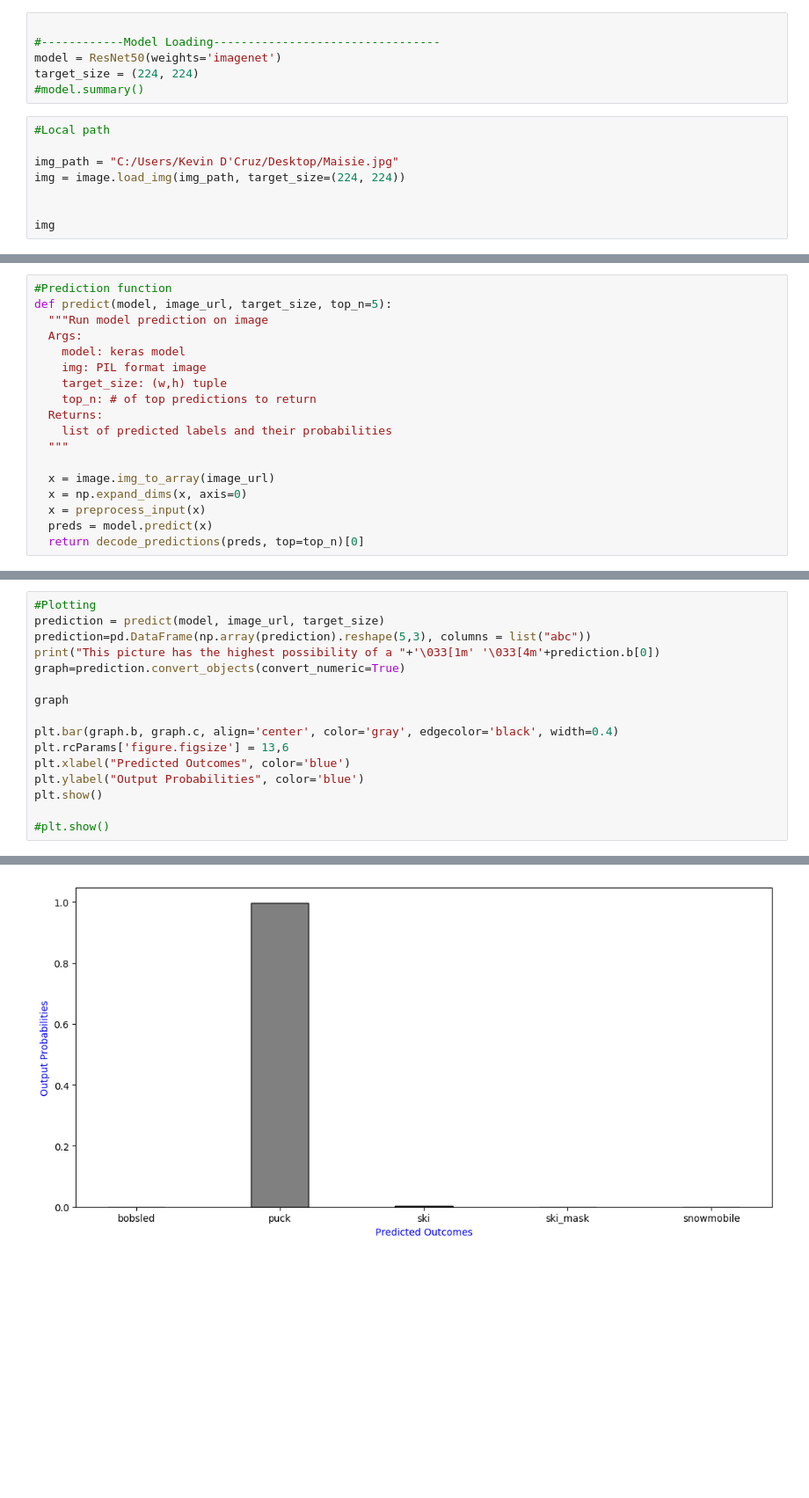
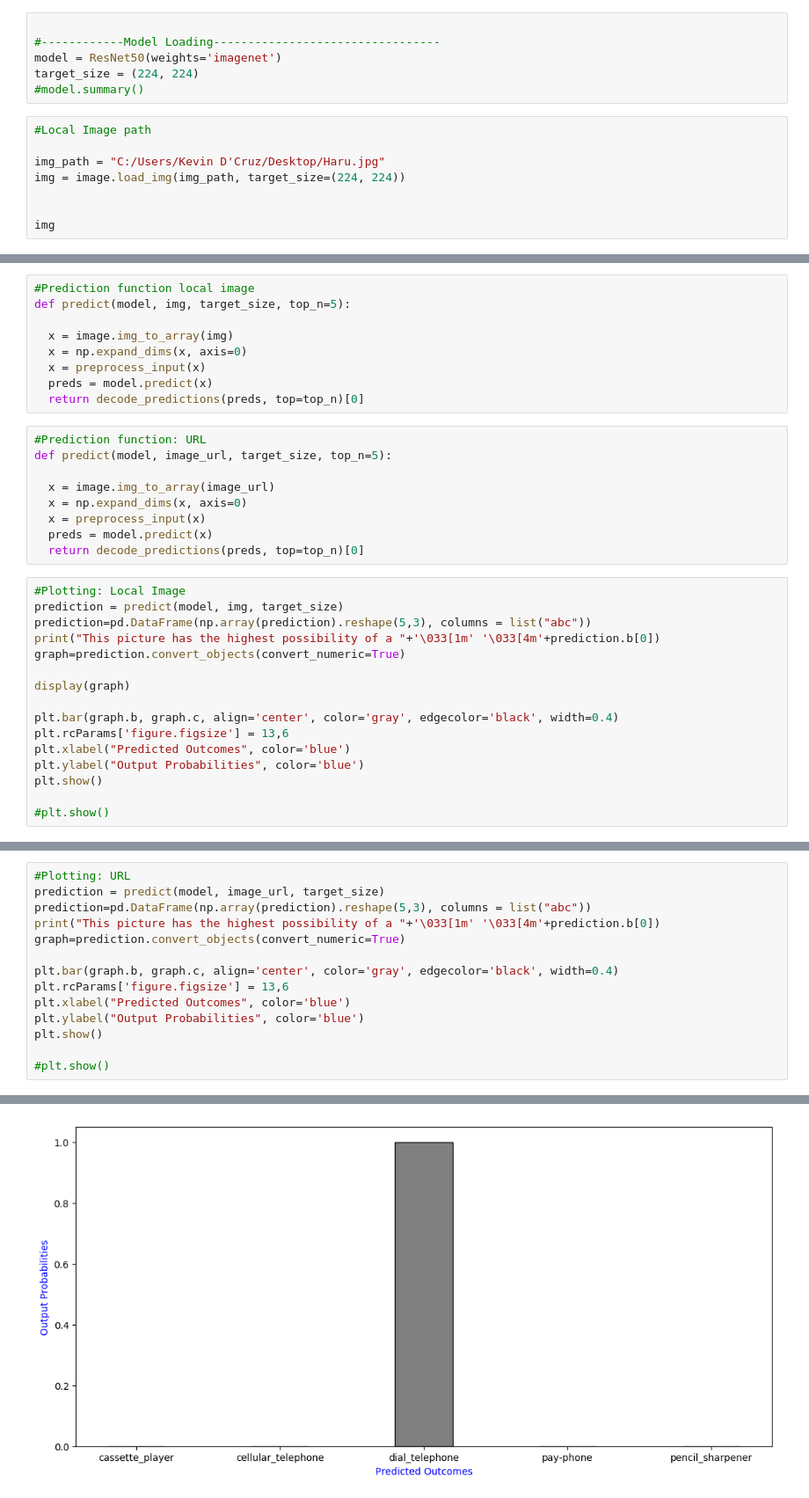
Before and after one commit to KevinDCruz/Deep-Learning-Image-Recognition, a Jupyter notebook: Image Recognition System_ResNet50.ipynb, the cells around one changed output, grey strips where cells are left out. Shown at 88% size. Saved outputs shown, nothing was run; the diff lists cells and outputs as text; blank space fills up the shorter version.

```diff
--- a/Image Recognition System_ResNet50.ipynb
+++ b/Image Recognition System_ResNet50.ipynb
@@ -30,9 +30,9 @@ model = ResNet50(weights='imagenet')
 target_size = (224, 224)
 #model.summary()
 # %%
-#Local path
+#Local Image path
 
-img_path = "C:/Users/Kevin D'Cruz/Desktop/Maisie.jpg"
+img_path = "C:/Users/Kevin D'Cruz/Desktop/Haru.jpg"
 img = image.load_img(img_path, target_size=(224, 224))
 
 
@@ -55,18 +55,34 @@ Enter a JPG or PNG URL: http://static3.businessinsider.com/image/52f146b46da8114
+# %%
+#Prediction function local image
+def predict(model, img, target_size, top_n=5):
+
+  x = image.img_to_array(img)
+  x = np.expand_dims(x, axis=0)
+  x = preprocess_input(x)
+  preds = model.predict(x)
+  return decode_predictions(preds, top=top_n)[0]
 # %%
-#Prediction function
+#Prediction function: URL
 def predict(model, image_url, target_size, top_n=5):
-  """Run model prediction on image
-  Args:
-    model: keras model
-    img: PIL format image
-    target_size: (w,h) tuple
-    top_n: # of top predictions to return
-  Returns:
-    list of predicted labels and their probabilities
-  """
 
   x = image.img_to_array(image_url)
   x = np.expand_dims(x, axis=0)
   x = preprocess_input(x)
   preds = model.predict(x)
   return decode_predictions(preds, top=top_n)[0]
+# %%
+#Plotting: Local Image
+prediction = predict(model, img, target_size)
+prediction=pd.DataFrame(np.array(prediction).reshape(5,3), columns = list("abc"))
+print("This picture has the highest possibility of a "+'\033[1m' '\033[4m'+prediction.b[0])
+graph=prediction.convert_objects(convert_numeric=True)
+
+display(graph)
+
+plt.bar(graph.b, graph.c, align='center', color='gray', edgecolor='black', width=0.4)
+plt.rcParams['figure.figsize'] = 13,6
+plt.xlabel("Predicted Outcomes", color='blue')
+plt.ylabel("Output Probabilities", color='blue')
+plt.show()
+
+#plt.show()
@@ -73,11 +100,9 @@ def predict(model, image_url, target_size, top_n=5):
 # %%
-#Plotting
+#Plotting: URL
 prediction = predict(model, image_url, target_size)
 prediction=pd.DataFrame(np.array(prediction).reshape(5,3), columns = list("abc"))
 print("This picture has the highest possibility of a "+'\033[1m' '\033[4m'+prediction.b[0])
 graph=prediction.convert_objects(convert_numeric=True)
-
-graph
 
 plt.bar(graph.b, graph.c, align='center', color='gray', edgecolor='black', width=0.4)
 plt.rcParams['figure.figsize'] = 13,6
@@ -91,3 +116,3 @@ This picture has the highest possibility of a puck
 For all other conversions use the data-type specific converters pd.to_datetime, pd.to_timedelta and pd.to_numeric.
   """
-[figure, old version]
+[figure, new version]
```
Also changed, not shown: parts of 4 cells of this notebook.
